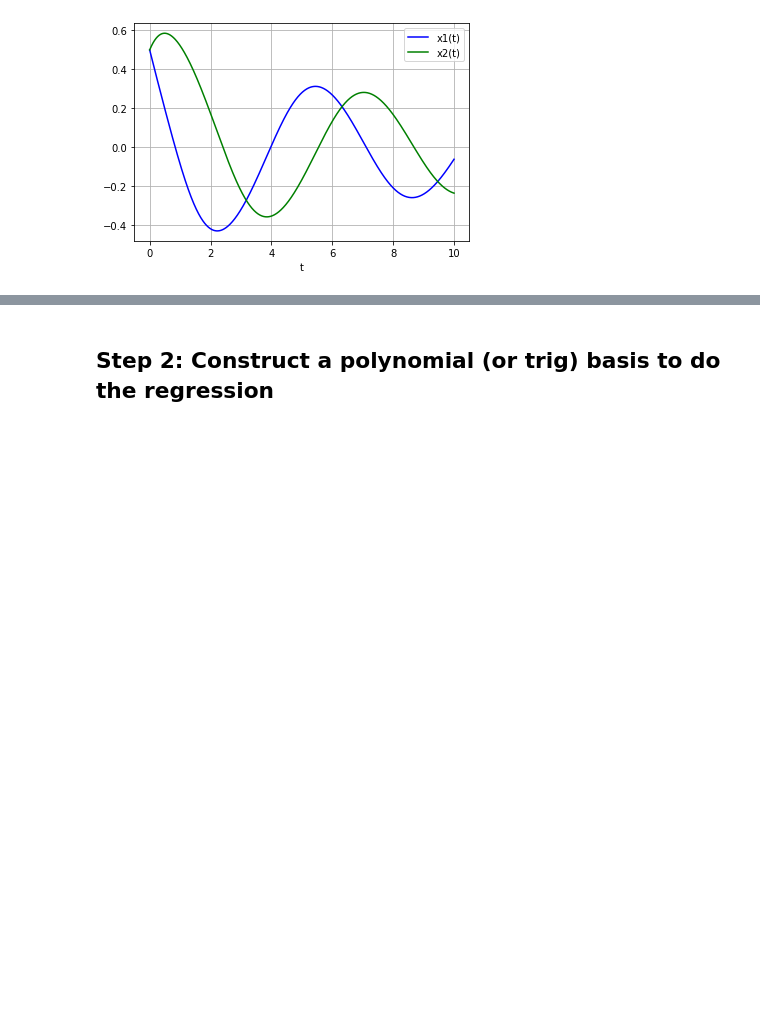
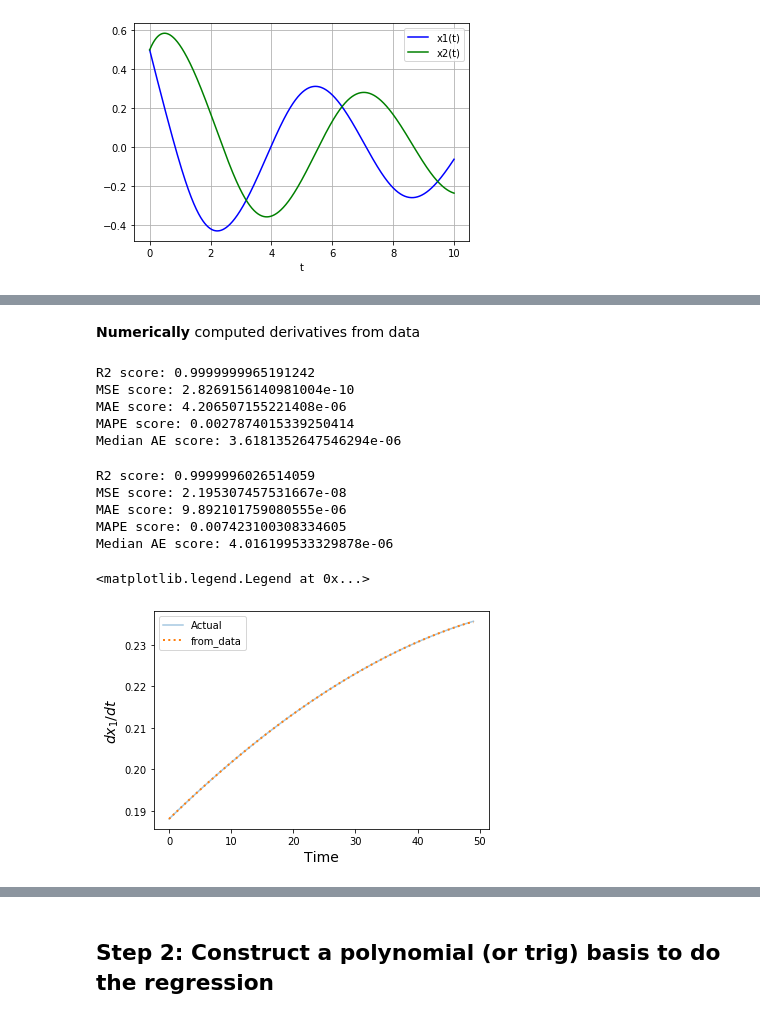
Before and after one commit to fnauman/timeseries, a Jupyter notebook: sindy_cubicmodel.ipynb, the cells around one changed output, grey strips where cells are left out. Saved outputs shown, nothing was run; the diff lists cells and outputs as text; code cells hidden in the pictures; blank space fills up the shorter version.

Commit message:
added numerical derivatives in addition to analytical ones to SINDy notebook

```diff
--- a/sindy_cubicmodel.ipynb
+++ b/sindy_cubicmodel.ipynb
@@ -69,2 +85,39 @@ x2 = sol_new[:,1]
 dx1dt = -x1**3 - x2
 dx2dt =  x1    - x2**3
+# %% [markdown]
+**Numerically** computed derivatives from data
+# %%
+#
+dt = t_discover[1] - t_discover[0]
+dx1dt_data = np.gradient(x1, dt)
+dx2dt_data = np.gradient(x2, dt)
+# or using TVRegDiff
+# dx1dt = TVRegDiff(x1, 10, 0.1, dx=dt, plotflag=0)
+# See https://github.com/stur86/tvregdiff
+# for information on different parameters
+# %%
+print_scores(dx1dt, dx1dt_data)
+# %% [output]
+R2 score: 0.9999999965191242
+MSE score: 2.8269156140981004e-10
+MAE score: 4.206507155221408e-06
+MAPE score: 0.0027874015339250414
+Median AE score: 3.6181352647546294e-06
+# %%
+print_scores(dx2dt, dx2dt_data)
+# %% [output]
+R2 score: 0.9999996026514059
+MSE score: 2.195307457531667e-08
+MAE score: 9.892101759080555e-06
+MAPE score: 0.007423100308334605
+Median AE score: 4.016199533329878e-06
+# %%
+plt.plot(dx1dt[-50:], label='Actual', alpha=0.4)
+plt.plot(dx1dt_data[-50:], ':', lw=2, label='from_data')
+
+plt.xlabel('Time', fontsize=14)
+plt.ylabel(r'$dx_1/dt$', fontsize=14)
+plt.legend()
+# %% [output]
+<matplotlib.legend.Legend at 0x...>
+[figure, added]
```
Also changed, not shown: parts of 16 cells of this notebook.
